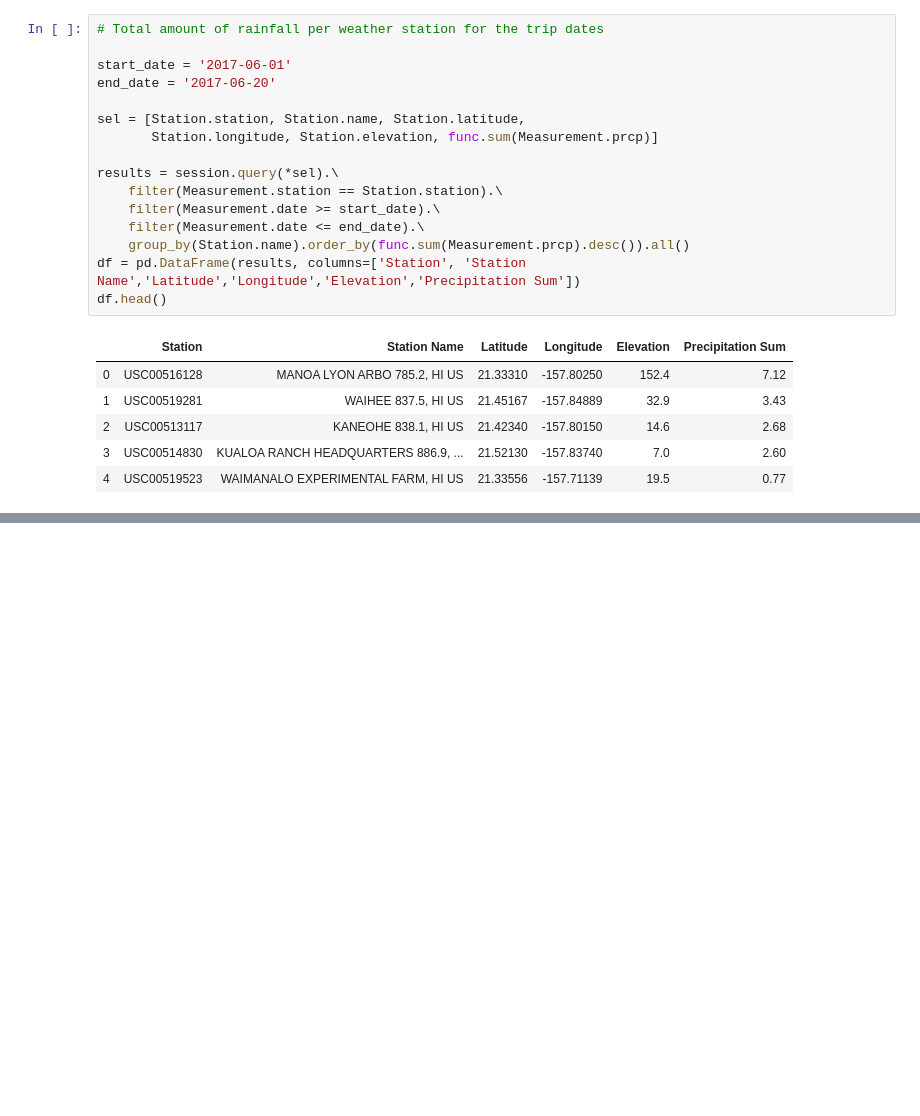
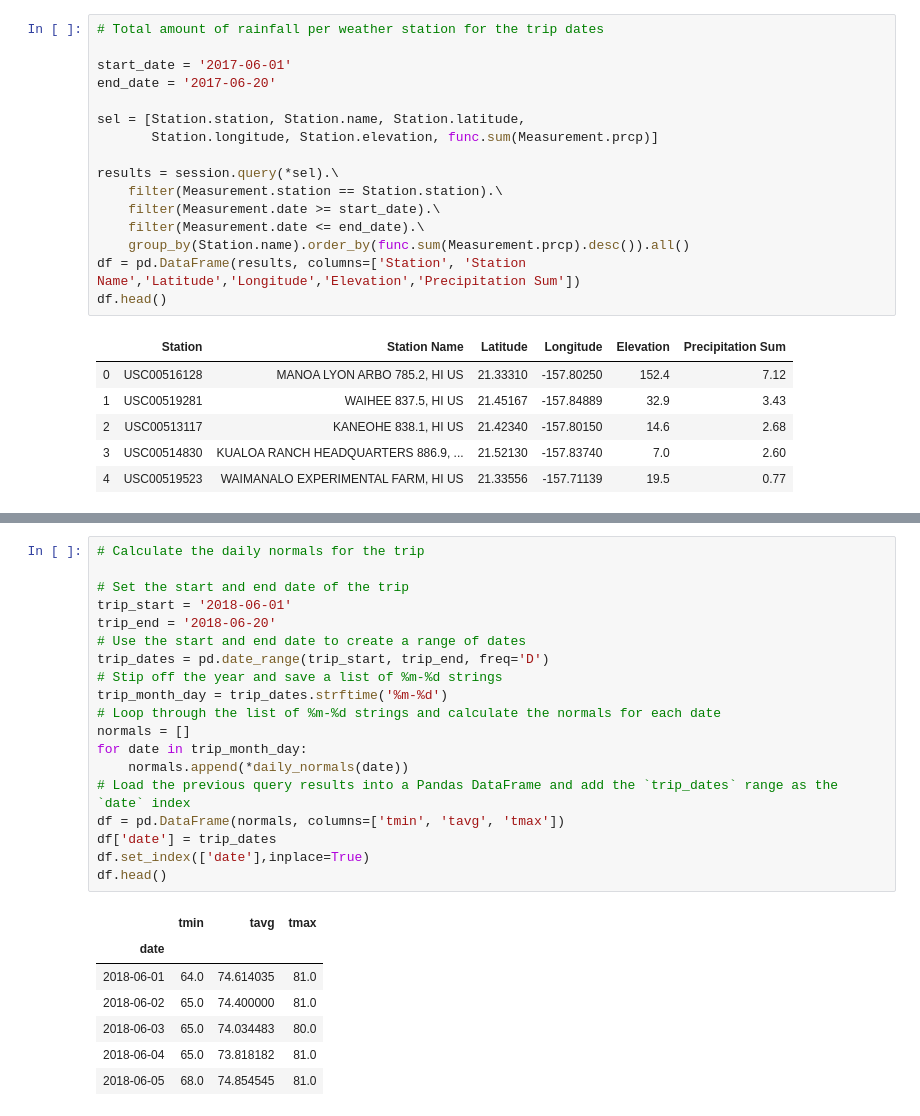
Before and after one commit to MarcoASB/Surf_Alchemy, a Jupyter notebook: Analysis.ipynb, the cells around one changed output, grey strips where cells are left out. Saved outputs shown, nothing was run; the diff lists cells and outputs as text; blank space fills up the shorter version.

```diff
--- a/Analysis.ipynb
+++ b/Analysis.ipynb
@@ -152,0 +213,27 @@ df.head()
+# %%
+# Calculate the daily normals for the trip
+
+# Set the start and end date of the trip
+trip_start = '2018-06-01'
+trip_end = '2018-06-20'
+# Use the start and end date to create a range of dates
+trip_dates = pd.date_range(trip_start, trip_end, freq='D')
+# Stip off the year and save a list of %m-%d strings
+trip_month_day = trip_dates.strftime('%m-%d')
+# Loop through the list of %m-%d strings and calculate the normals for each date
+normals = []
+for date in trip_month_day:
+    normals.append(*daily_normals(date))
+# Load the previous query results into a Pandas DataFrame and add the `trip_dates` range as the `date` index
+df = pd.DataFrame(normals, columns=['tmin', 'tavg', 'tmax'])
+df['date'] = trip_dates
+df.set_index(['date'],inplace=True)
+df.head()
+# %% [output]
+|  | tmin | tavg | tmax |
+| date |  |  |  |
+| 2018-06-01 | 64.0 | 74.614035 | 81.0 |
+| 2018-06-02 | 65.0 | 74.400000 | 81.0 |
+| 2018-06-03 | 65.0 | 74.034483 | 80.0 |
+| 2018-06-04 | 65.0 | 73.818182 | 81.0 |
+| 2018-06-05 | 68.0 | 74.854545 | 81.0 |
```
Also changed, not shown: parts of 8 cells of this notebook.
